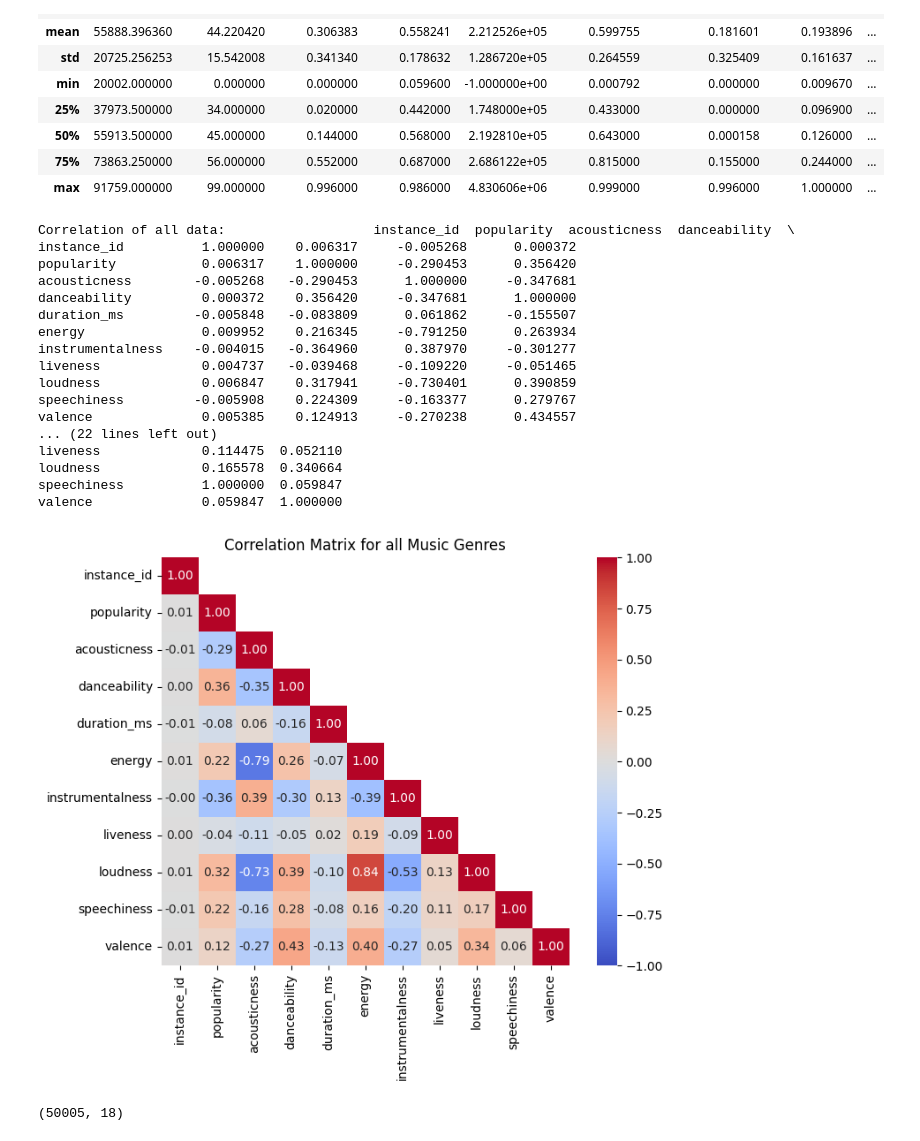
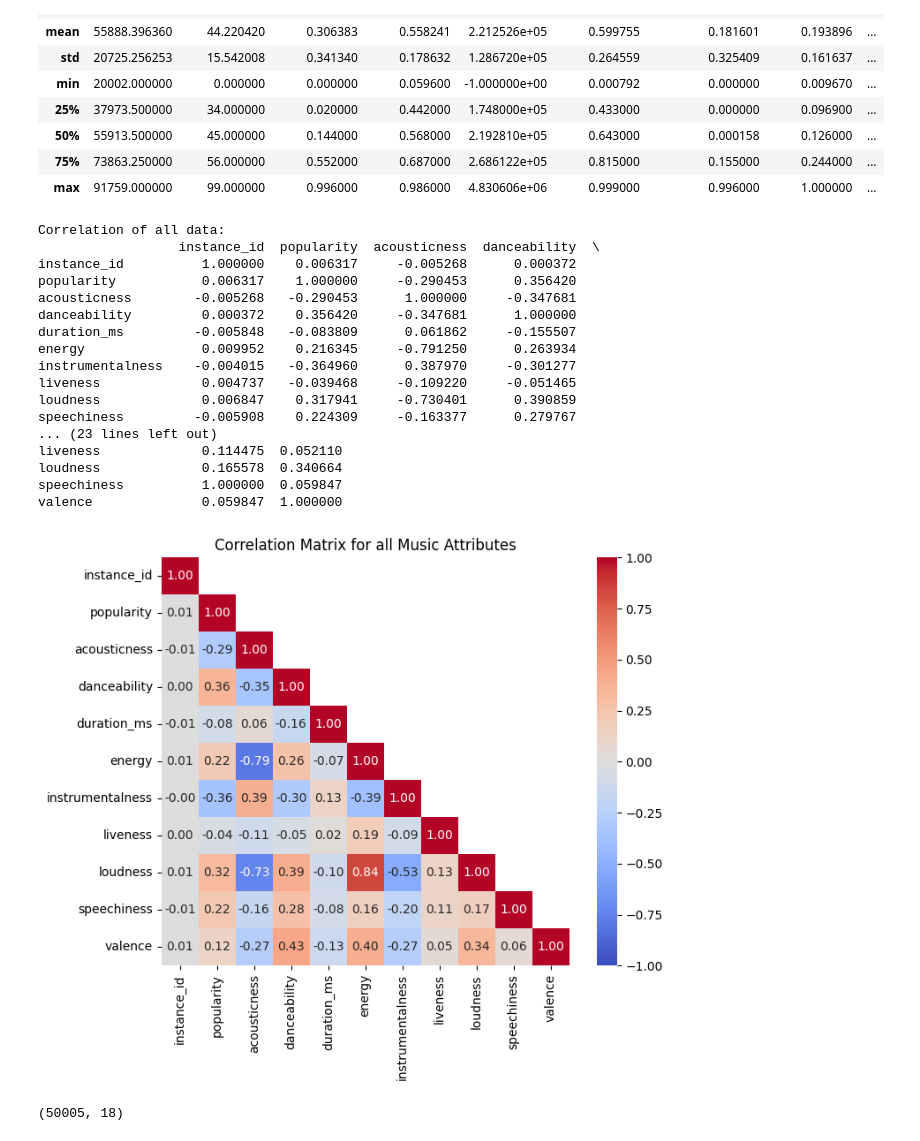
Before and after one commit to ssungan/music_ml, a Jupyter notebook: udita/recommendation_of_music.ipynb, the cells around one changed output. Drawn from its saved outputs; the diff is of its cells as text; code cells hidden in the pictures.

```diff
--- a/udita/recommendation_of_music.ipynb
+++ b/udita/recommendation_of_music.ipynb
@@ -90,9 +92,10 @@ all_music_data_df.describe()
 # %%
 # correlations existing in the raw data
 all_correlation = all_music_data_df.corr(method="pearson", numeric_only=True)
-print(f"Correlation of all data: {all_correlation}")
+print(f"Correlation of all data: \n{all_correlation}")
 # %% [output]
-Correlation of all data:                   instance_id  popularity  acousticness  danceability  \
+Correlation of all data:
+                  instance_id  popularity  acousticness  danceability  \
 instance_id          1.000000    0.006317     -0.005268      0.000372
 popularity           0.006317    1.000000     -0.290453      0.356420
 acousticness        -0.005268   -0.290453      1.000000     -0.347681
@@ -103,8 +106,7 @@ instrumentalness    -0.004015   -0.364960      0.387970     -0.301277
 liveness             0.004737   -0.039468     -0.109220     -0.051465
 loudness             0.006847    0.317941     -0.730401      0.390859
 speechiness         -0.005908    0.224309     -0.163377      0.279767
-valence              0.005385    0.124913     -0.270238      0.434557
-... (22 lines left out)
+... (23 lines left out)
 liveness             0.114475  0.052110
 loudness             0.165578  0.340664
 speechiness          1.000000  0.059847
@@ -112,12 +114,12 @@ valence              0.059847  1.000000
 # %%
 # correlation plotted
 mask = np.triu(np.ones_like(all_correlation, dtype=float), k=1)
 fig, ax = plt.subplots(figsize=(8, 6))
 sns.heatmap(all_correlation, mask=mask, annot=True, cmap='coolwarm', fmt=".2f", vmin=-1, vmax=1, square=True)
-plt.title("Correlation Matrix for all Music Genres")
+plt.title("Correlation Matrix for all Music Attributes")
 plt.show()
 # %% [output]
-[figure, old version]
+[figure, new version]
 # %%
 # data shape
 all_music_data_df.shape
```
Also changed, not shown: parts of 33 cells of this notebook, 2 other files.
